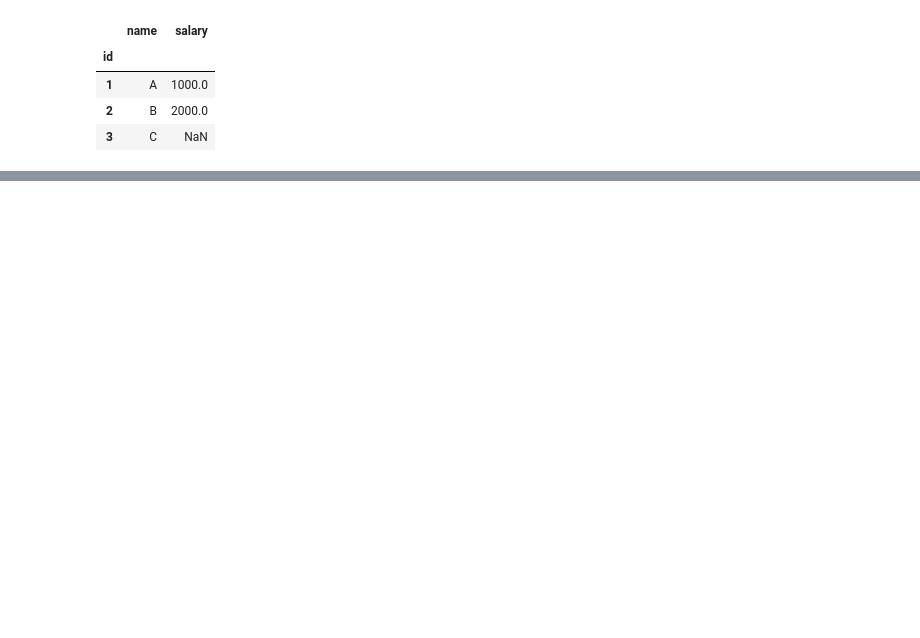
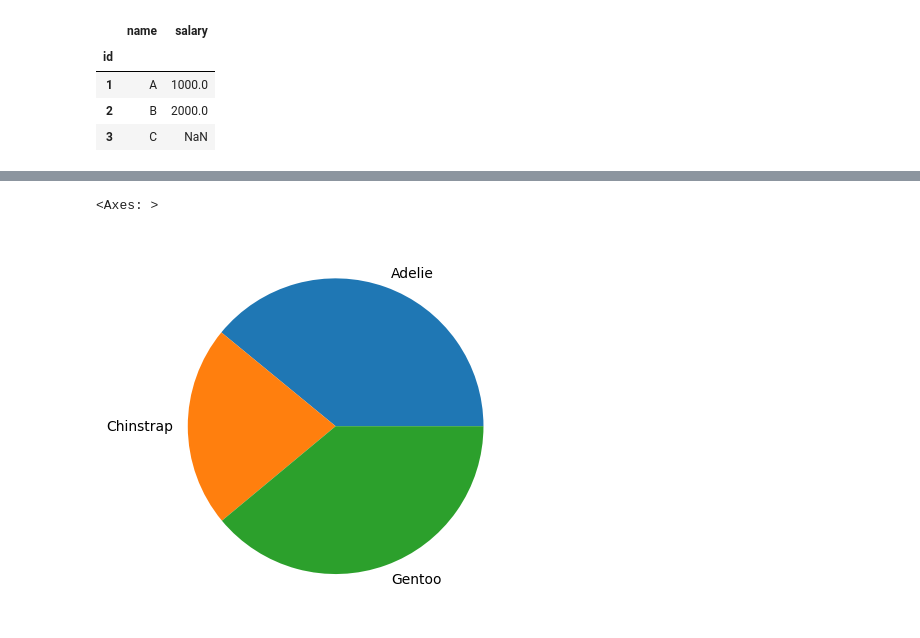
Before and after one commit to Surendrasingh6289/python, a Jupyter notebook: python/library/pa_ndas.ipynb, the cells around one changed output, grey strips where cells are left out. Saved outputs shown, nothing was run; the diff lists cells and outputs as text; code cells hidden in the pictures; blank space fills up the shorter version.

```diff
--- a/python/library/pa_ndas.ipynb
+++ b/python/library/pa_ndas.ipynb
@@ -1123,0 +1326,5 @@ df1.join(df2)
+# %%
+df.groupby(by=['species'])['bill_length_mm'].sum().plot(kind='pie')
+# %% [output]
+<Axes: >
+[figure, added]
```
Also changed, not shown: parts of 46 cells of this notebook, 4 other files.
